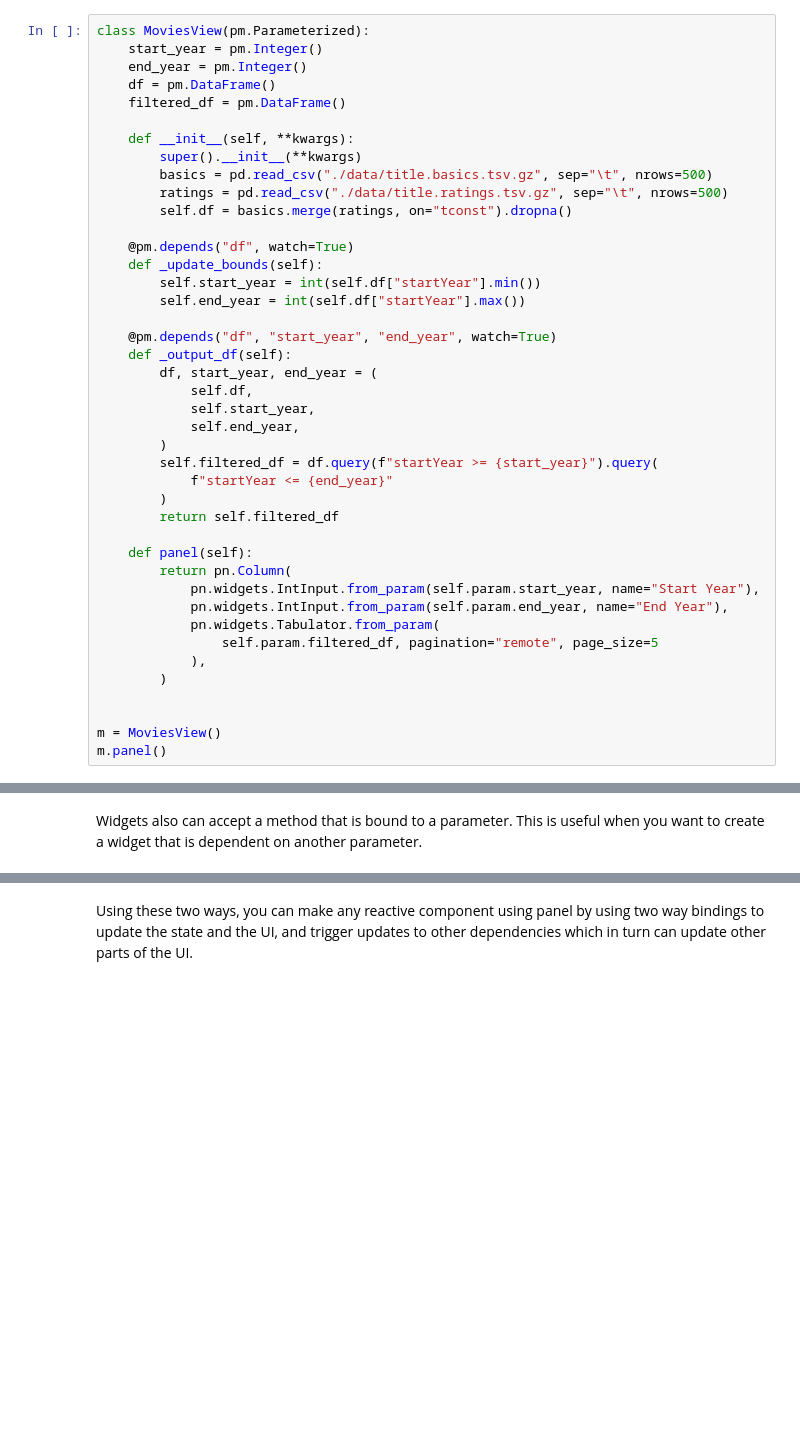
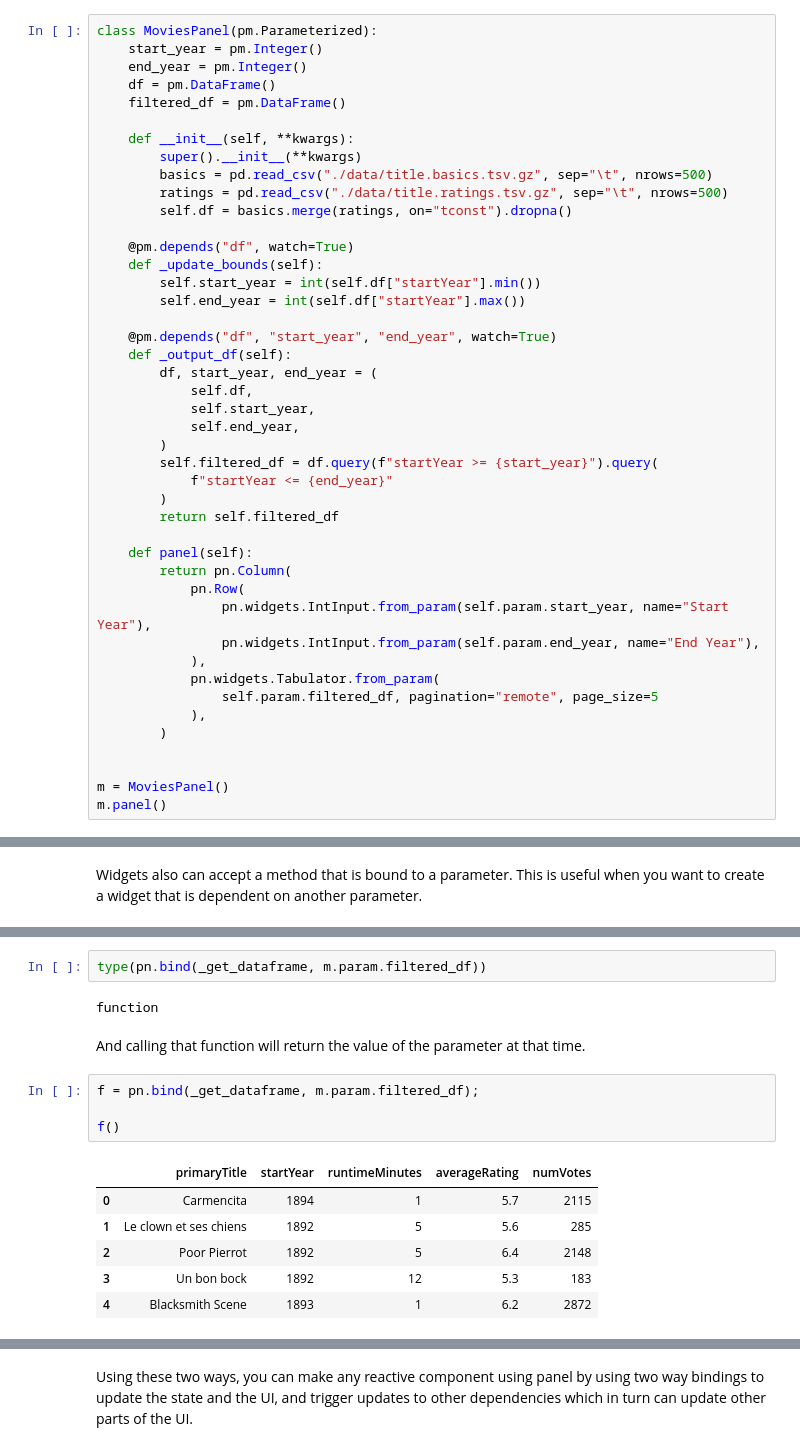
Before and after one commit to kdheepak/kdheepak.github.io, a Jupyter notebook: blog/building-dashboards-using-panel-in-python/index.ipynb, the cells around one changed output, grey strips where cells are left out. Cells and saved outputs as stored; diff of their text form; blank space fills up the shorter version.

```diff
--- a/blog/building-dashboards-using-panel-in-python/index.ipynb
+++ b/blog/building-dashboards-using-panel-in-python/index.ipynb
@@ -293,5 +359,5 @@ Finally, we can create a view that presents the state, derived values and the ou
 # %%
-class MoviesView(pm.Parameterized):
+class MoviesPanel(pm.Parameterized):
     start_year = pm.Integer()
     end_year = pm.Integer()
     df = pm.DataFrame()
@@ -322,15 +388,17 @@ class MoviesView(pm.Parameterized):
 
     def panel(self):
         return pn.Column(
-            pn.widgets.IntInput.from_param(self.param.start_year, name="Start Year"),
-            pn.widgets.IntInput.from_param(self.param.end_year, name="End Year"),
+            pn.Row(
+                pn.widgets.IntInput.from_param(self.param.start_year, name="Start Year"),
+                pn.widgets.IntInput.from_param(self.param.end_year, name="End Year"),
+            ),
             pn.widgets.Tabulator.from_param(
                 self.param.filtered_df, pagination="remote", page_size=5
             ),
         )
 
 
-m = MoviesView()
+m = MoviesPanel()
 m.panel()
 # %% [output]
 [interactive output not drawn]
@@ -392,0 +456,17 @@ pn.widgets.Tabulator(m._output_df, page_size=5)
+# %%
+type(pn.bind(_get_dataframe, m.param.filtered_df))
+# %% [output]
+function
+# %% [markdown]
+And calling that function will return the value of the parameter at that time.
+# %%
+f = pn.bind(_get_dataframe, m.param.filtered_df);
+
+f()
+# %% [output]
+|  | primaryTitle | startYear | runtimeMinutes | averageRating | numVotes |
+| 0 | Carmencita | 1894 | 1 | 5.7 | 2115 |
+| 1 | Le clown et ses chiens | 1892 | 5 | 5.6 | 285 |
+| 2 | Poor Pierrot | 1892 | 5 | 6.4 | 2148 |
+| 3 | Un bon bock | 1892 | 12 | 5.3 | 183 |
+| 4 | Blacksmith Scene | 1893 | 1 | 6.2 | 2872 |
```
Also changed, not shown: parts of 43 cells of this notebook, 1 other file.
